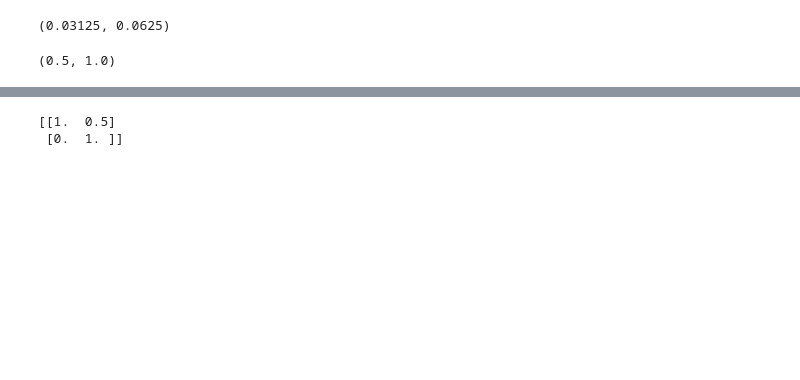
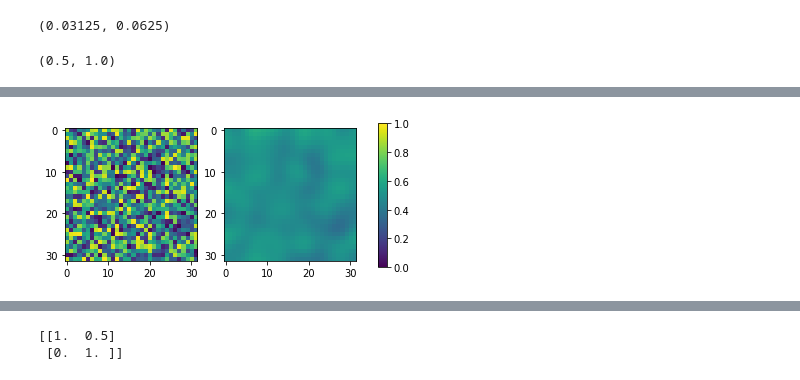
Before and after one commit to Victorlouisdg/simulators, a Jupyter notebook: fluid_2d.ipynb, the cells around one changed output, grey strips where cells are left out. Cells and saved outputs as stored; diff of their text form; code cells hidden in the pictures; blank space fills up the shorter version.

```diff
--- a/fluid_2d.ipynb
+++ b/fluid_2d.ipynb
@@ -28,0 +99,11 @@ get_float_cell_index(1/2 * cell_size, cell_size)
+# %%
+fig, (ax1, ax2) = plt.subplots(1, 2)
+
+im = ax1.imshow(density_grid , vmin=0, vmax=1)
+ax2.imshow(grid, vmin=0, vmax=1)
+
+fig.subplots_adjust(right=0.8)
+cbar_ax = fig.add_axes([0.85, 0.25, 0.02, 0.5])
+fig.colorbar(im, cax=cbar_ax);
+# %% [output]
+[figure, added]
```
Also changed, not shown: parts of 10 cells of this notebook.
